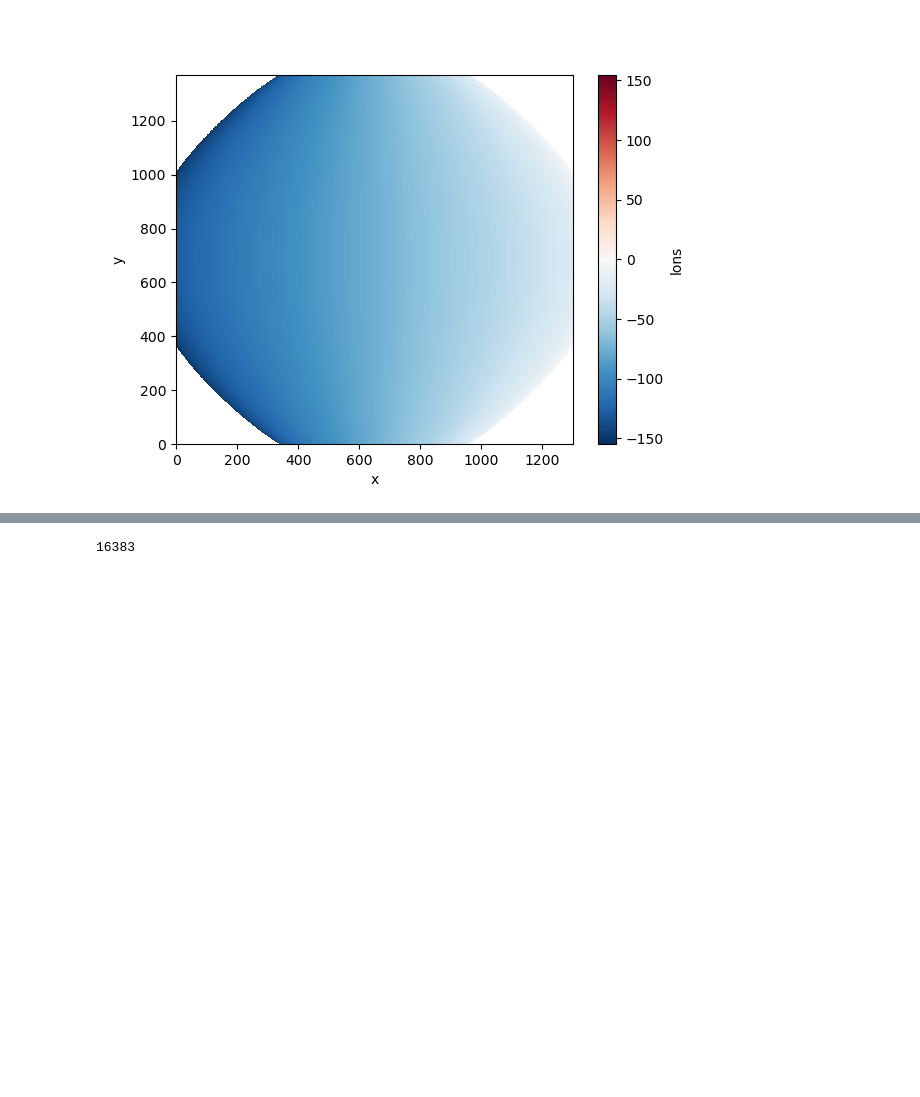
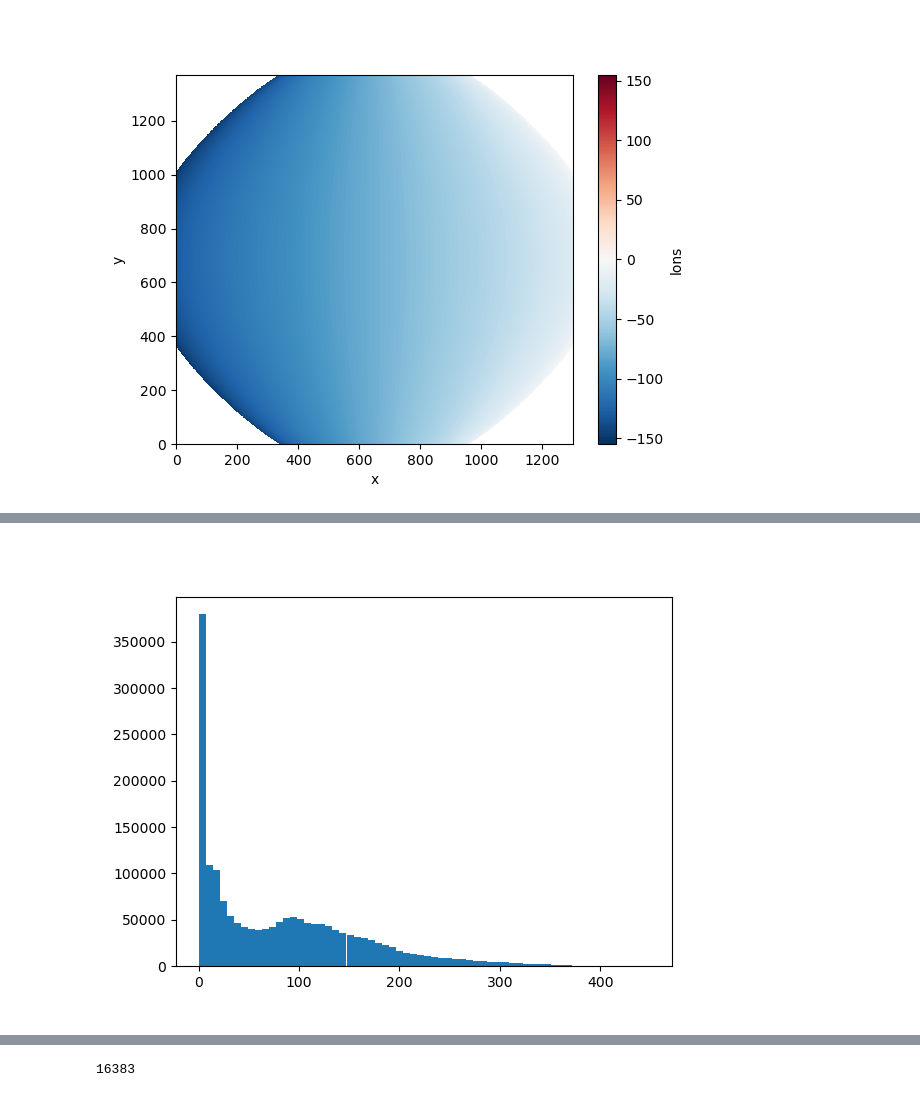
Before and after one commit to deeplycloudy/glmtools, a Jupyter notebook: examples/dqf/demo_dqf_create.ipynb, the cells around one changed output, grey strips where cells are left out. Saved outputs shown, nothing was run; the diff lists cells and outputs as text; code cells hidden in the pictures; blank space fills up the shorter version.

```diff
--- a/examples/dqf/demo_dqf_create.ipynb
+++ b/examples/dqf/demo_dqf_create.ipynb
@@ -105,3 +156,9 @@ ds_in.bg_dn.plot()#norm=energy_norm)
+# %%
+plt.figure()
+bg_radiance_scale_factor = 10000/(2**14-1)
+foo = plt.hist((ds_in.bg_cal*bg_radiance_scale_factor).values.flatten(), bins=64)
+# %% [output]
+[figure, added]
 # %%
 from matplotlib.colors import LogNorm
 energy_norm = LogNorm(vmin=5e-16, vmax=1e-13)
```
Also changed, not shown: parts of 21 cells of this notebook, 1 other file.
